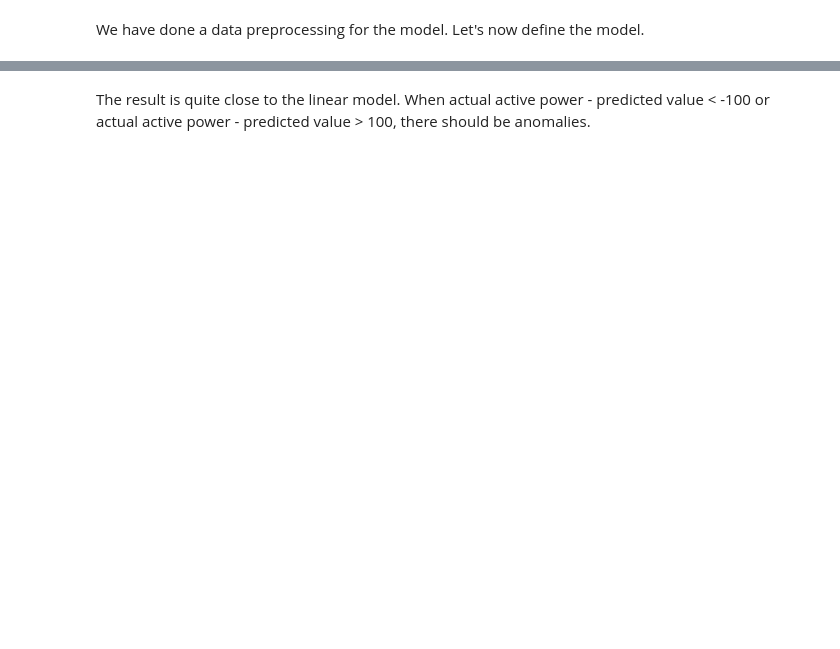
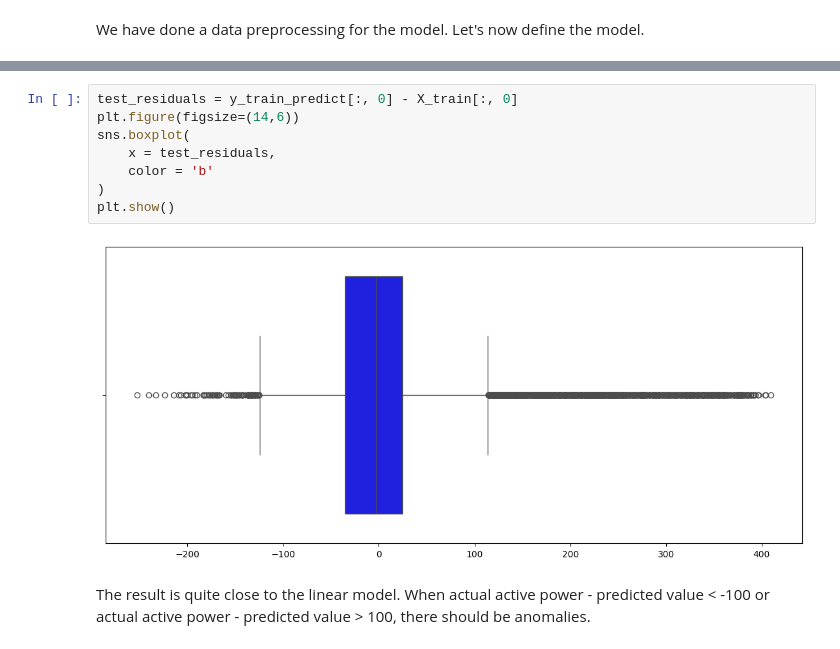
Before and after one commit to thuongtuandang/energy_anomaly_detection, a Jupyter notebook: autoencoders.ipynb, the cells around one changed output, grey strips where cells are left out. Cells and saved outputs as stored; diff of their text form; blank space fills up the shorter version.

```diff
--- a/autoencoders.ipynb
+++ b/autoencoders.ipynb
@@ -218,2 +174,12 @@ plt.show()
+# %%
+test_residuals = y_train_predict[:, 0] - X_train[:, 0]
+plt.figure(figsize=(14,6))
+sns.boxplot(
+    x = test_residuals,
+    color = 'b'
+)
+plt.show()
+# %% [output]
+[figure, added]
 # %% [markdown]
 The result is quite close to the linear model. When actual active power - predicted value < -100 or actual active power - predicted value > 100, there should be anomalies.
```
Also changed, not shown: parts of 25 cells of this notebook, 3 other files.
